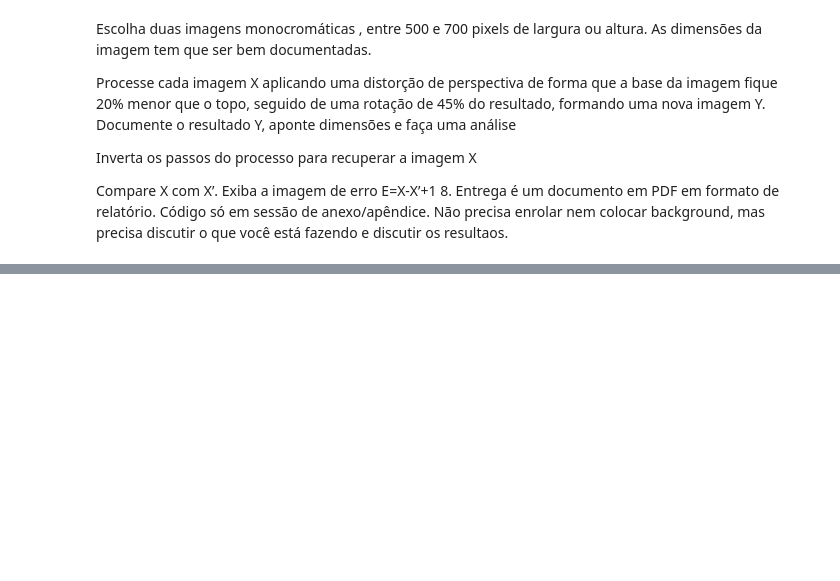
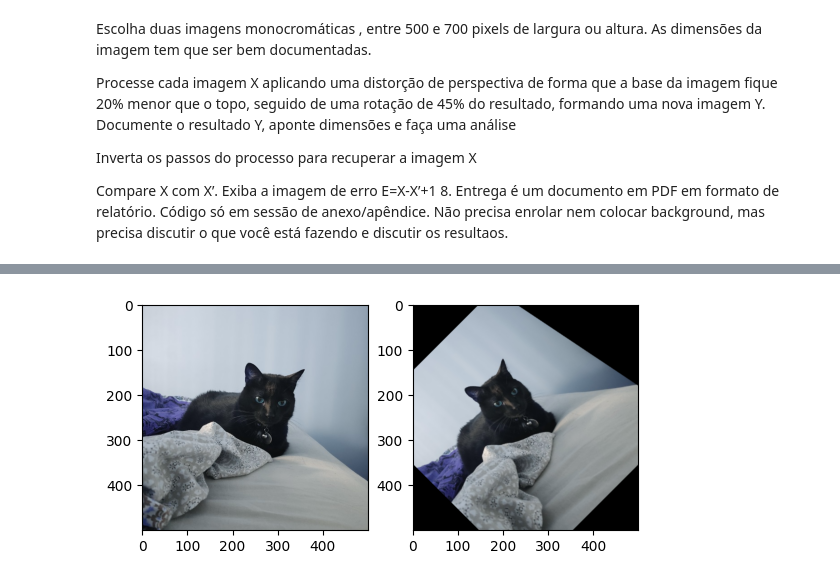
Before and after one commit to htbrandao/ppgi-proc-img, a Jupyter notebook: trab03/trab03.ipynb, the cells around one changed output, grey strips where cells are left out. Saved outputs shown, nothing was run; the diff lists cells and outputs as text; code cells hidden in the pictures; blank space fills up the shorter version.

```diff
--- a/trab03/trab03.ipynb
+++ b/trab03/trab03.ipynb
@@ -18,0 +76,10 @@ Entrega é um documento em PDF em formato de relatório. Código só em sessão
+# %%
+plt.subplot(1,2,1)
+plt.imshow(x2)
+
+plt.subplot(1,2,2)
+plt.imshow(y2)
+
+plt.show()
+# %% [output]
+[figure, added]
```
Also changed, not shown: parts of 10 cells of this notebook.
